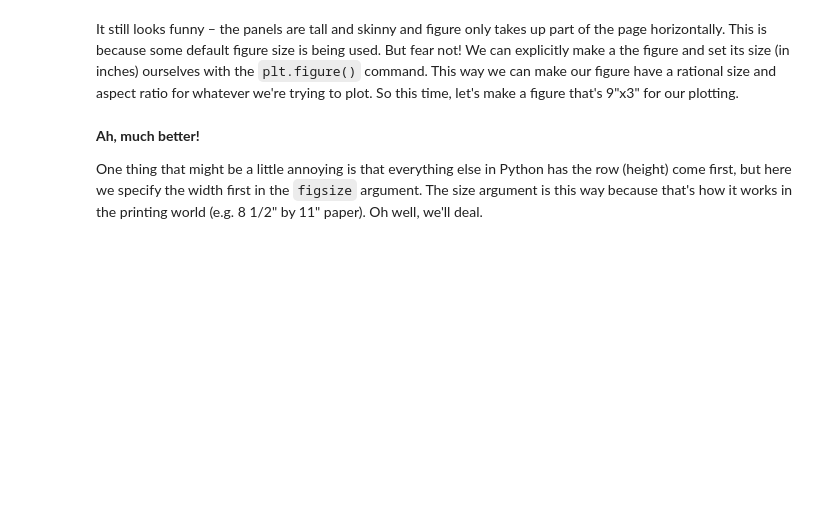
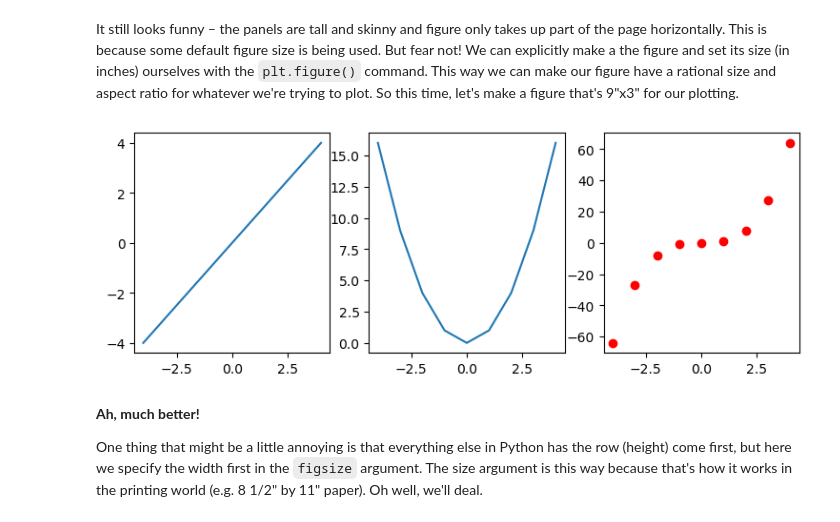
Before and after one commit to psychdatascience/FDS-CourseOne, a Jupyter notebook: tutorial015.ipynb, the cells around one changed output. Cells and saved outputs as stored; diff of their text form; code cells hidden in the pictures; blank space fills up the shorter version.

```diff
--- a/tutorial015.ipynb
+++ b/tutorial015.ipynb
@@ -273,16 +327,18 @@ It still looks funny – the panels are tall and skinny and figure only takes up
 # %%
 plt.style.use('default')
 
 plt.figure(figsize=(9, 3))  # make a wide, short figure
 
 plt.subplot(131)
 plt.plot(my_x, y_lin, label = 'linear');
 
 plt.subplot(132)
 plt.plot(my_x, y_quad, label = 'quadratic');
 
 plt.subplot(133)
-plt.plot(my_x, y_cube, label = 'cubic');
+plt.plot(my_x, y_cube, 'ro', label = 'cubic');
+# %% [output]
+[figure, added]
 # %% [markdown]
 **Ah, much better!**
 
```
Also changed, not shown: parts of 27 cells of this notebook.
